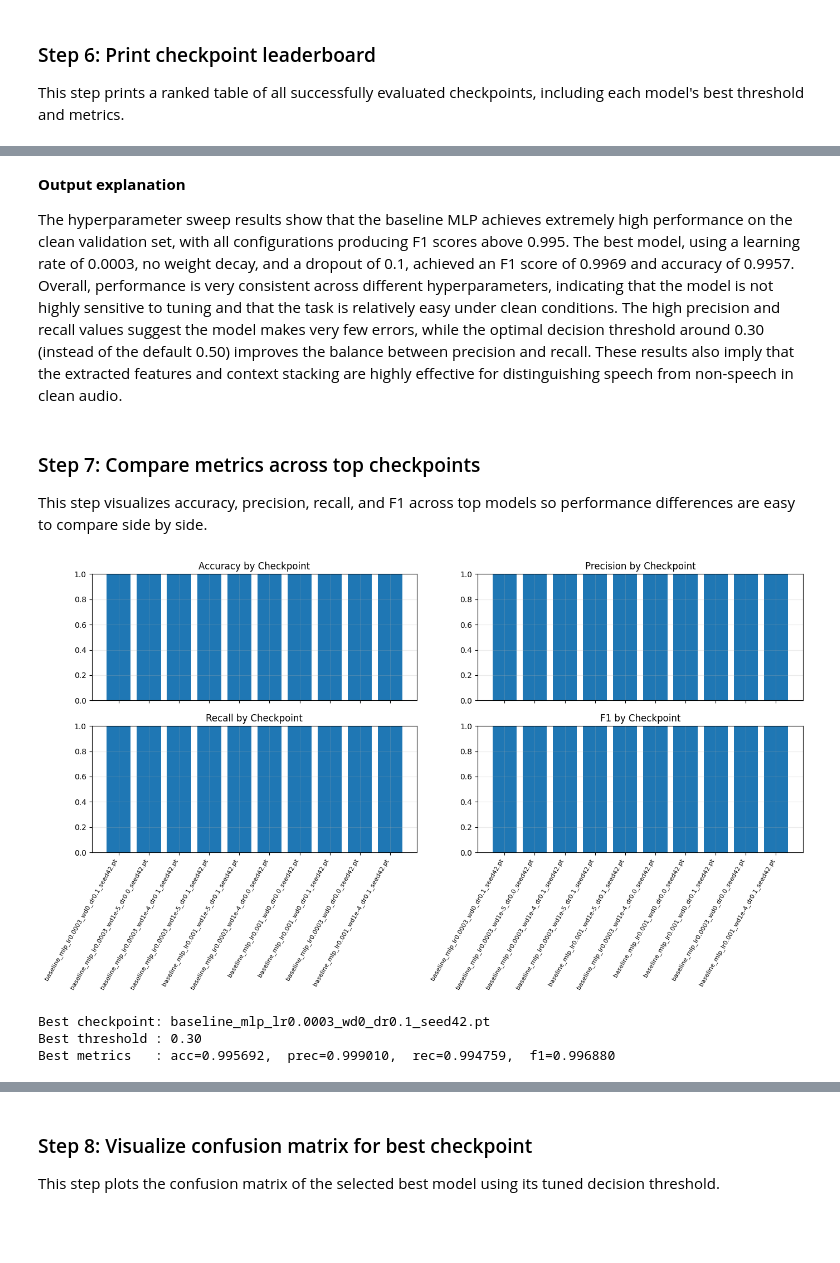
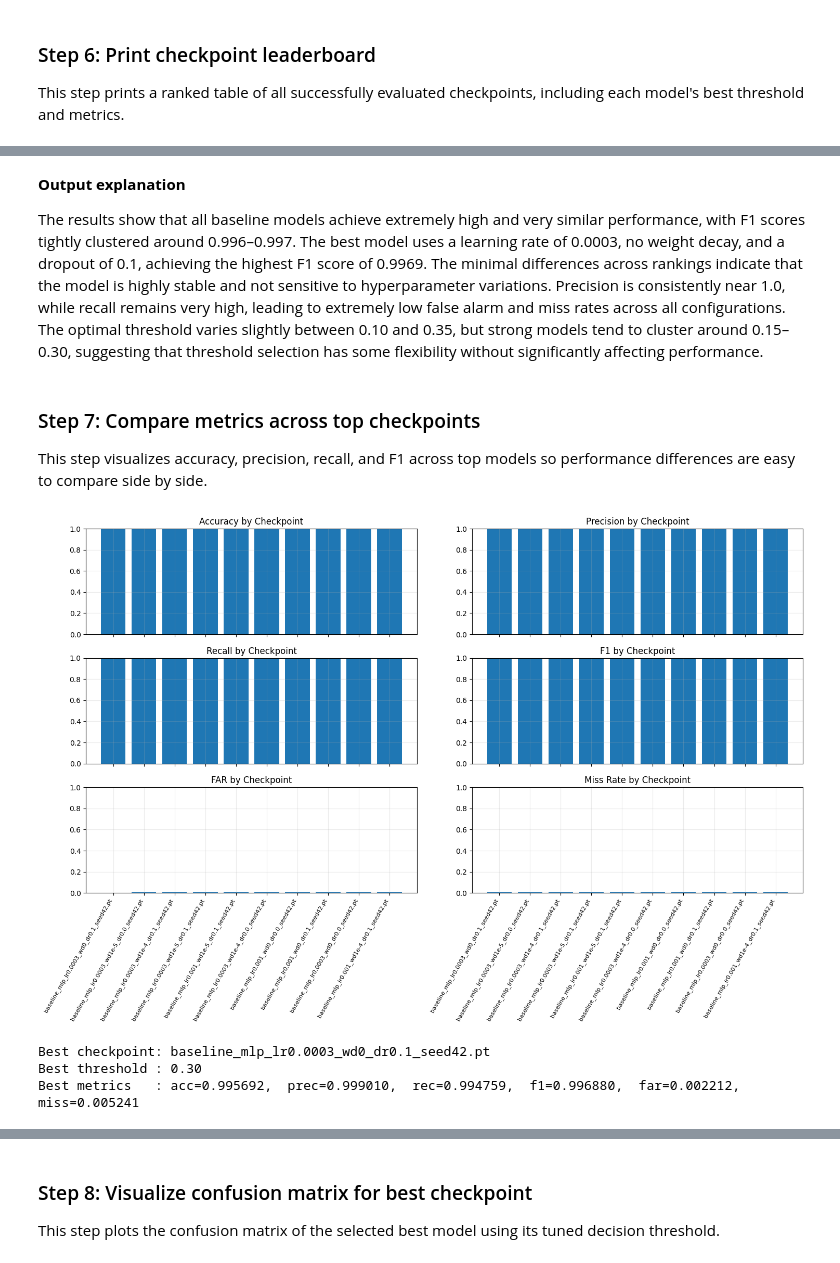
Before and after one commit to SharonHuang77/Noise-Robust-Voice-Activity-Detection-FINAL, a Jupyter notebook: notebooks/05_Baseline_MLP_Validation_clean.ipynb, the cells around one changed output, grey strips where cells are left out. Cells and saved outputs as stored; diff of their text form; code cells hidden in the pictures; blank space fills up the shorter version.

```diff
--- a/notebooks/05_Baseline_MLP_Validation_clean.ipynb
+++ b/notebooks/05_Baseline_MLP_Validation_clean.ipynb
@@ -299,14 +319,15 @@ The sweep output reports per-checkpoint tuning results and identifies the curren
 This step prints a ranked table of all successfully evaluated checkpoints, including each model's best threshold and metrics.
 # %%
 print('Top checkpoints by dev F1:')
-print('-' * 110)
-print(f"{'rank':>4s}  {'checkpoint':<55s}  {'thr':>5s}  {'f1':>9s}  {'acc':>9s}  {'prec':>9s}  {'rec':>9s}")
-print('-' * 110)
+print('-' * 132)
+print(f"{'rank':>4s}  {'checkpoint':<55s}  {'thr':>5s}  {'f1':>9s}  {'acc':>9s}  {'prec':>9s}  {'rec':>9s}  {'far':>9s}  {'miss':>9s}")
+print('-' * 132)
 
 for idx, r in enumerate(ranked, start=1):
     print(
         f"{idx:>4d}  {r['checkpoint_name']:<55.55s}  {r['best_threshold']:>5.2f}  "
-        f"{r['f1']:>9.6f}  {r['accuracy']:>9.6f}  {r['precision']:>9.6f}  {r['recall']:>9.6f}"
+        f"{r['f1']:>9.6f}  {r['accuracy']:>9.6f}  {r['precision']:>9.6f}  {r['recall']:>9.6f}  "
+        f"{r['far']:>9.6f}  {r['miss_rate']:>9.6f}"
     )
 
 if failures:
@@ -333,7 +354,7 @@ rank  checkpoint                                                 thr         f1
 # %% [markdown]
 **Output explanation**
 
-The hyperparameter sweep results show that the baseline MLP achieves extremely high performance on the clean validation set, with all configurations producing F1 scores above 0.995. The best model, using a learning rate of 0.0003, no weight decay, and a dropout of 0.1, achieved an F1 score of 0.9969 and accuracy of 0.9957. Overall, performance is very consistent across different hyperparameters, indicating that the model is not highly sensitive to tuning and that the task is relatively easy under clean conditions. The high precision and recall values suggest the model makes very few errors, while the optimal decision threshold around 0.30 (instead of the default 0.50) improves the balance between precision and recall. These results also imply that the extracted features and context stacking are highly effective for distinguishing speech from non-speech in clean audio.
+The results show that all baseline models achieve extremely high and very similar performance, with F1 scores tightly clustered around 0.996–0.997. The best model uses a learning rate of 0.0003, no weight decay, and a dropout of 0.1, achieving the highest F1 score of 0.9969. The minimal differences across rankings indicate that the model is highly stable and not sensitive to hyperparameter variations. Precision is consistently near 1.0, while recall remains very high, leading to extremely low false alarm and miss rates across all configurations. The optimal threshold varies slightly between 0.10 and 0.35, but strong models tend to cluster around 0.15–0.30, suggesting that threshold selection has some flexibility without significantly affecting performance.
 # %% [markdown]
 ### Step 7: Compare metrics across top checkpoints
 This step visualizes accuracy, precision, recall, and F1 across top models so performance differences are easy to compare side by side.
@@ -346,46 +367,58 @@ acc_vals = [r['accuracy'] for r in top]
 prec_vals = [r['precision'] for r in top]
 rec_vals = [r['recall'] for r in top]
 f1_vals = [r['f1'] for r in top]
+far_vals = [r['far'] for r in top]
+miss_vals = [r['miss_rate'] for r in top]
 
-fig, axes = plt.subplots(2, 2, figsize=(14, 8), sharex=True)
+fig, axes = plt.subplots(3, 2, figsize=(15, 10), sharex=True)
 axes = axes.ravel()
 
 axes[0].bar(x, acc_vals)
 axes[0].set_title('Accuracy by Checkpoint')
 axes[0].set_ylim(0, 1)
 
 axes[1].bar(x, prec_vals)
 axes[1].set_title('Precision by Checkpoint')
 axes[1].set_ylim(0, 1)
 
 axes[2].bar(x, rec_vals)
 axes[2].set_title('Recall by Checkpoint')
 axes[2].set_ylim(0, 1)
 
 axes[3].bar(x, f1_vals)
 axes[3].set_title('F1 by Checkpoint')
 axes[3].set_ylim(0, 1)
 
+axes[4].bar(x, far_vals)
+axes[4].set_title('FAR by Checkpoint')
+axes[4].set_ylim(0, 1)
+
+axes[5].bar(x, miss_vals)
+axes[5].set_title('Miss Rate by Checkpoint')
+axes[5].set_ylim(0, 1)
+
 for ax in axes:
     ax.grid(alpha=0.25)
     ax.set_xticks(x)
     ax.set_xticklabels(names, rotation=60, ha='right', fontsize=8)
 
 plt.tight_layout()
 plt.show()
 
 print('Best checkpoint:', best_model['checkpoint_name'])
 print('Best threshold :', f"{best_threshold:.2f}")
 print('Best metrics   :',
       f"acc={best_model['accuracy']:.6f}, ",
       f"prec={best_model['precision']:.6f}, ",
       f"rec={best_model['recall']:.6f}, ",
-      f"f1={best_model['f1']:.6f}")
+      f"f1={best_model['f1']:.6f}, ",
+      f"far={best_model['far']:.6f}, ",
+      f"miss={best_model['miss_rate']:.6f}")
 # %% [output]
-[figure, old version]
+[figure, new version]
 Best checkpoint: baseline_mlp_lr0.0003_wd0_dr0.1_seed42.pt
 Best threshold : 0.30
-Best metrics   : acc=0.995692,  prec=0.999010,  rec=0.994759,  f1=0.996880
+Best metrics   : acc=0.995692,  prec=0.999010,  rec=0.994759,  f1=0.996880,  far=0.002212,  miss=0.005241
 # %% [markdown]
 **Output explanation**
 
```
Also changed, not shown: parts of 6 cells of this notebook, 15 other files.
